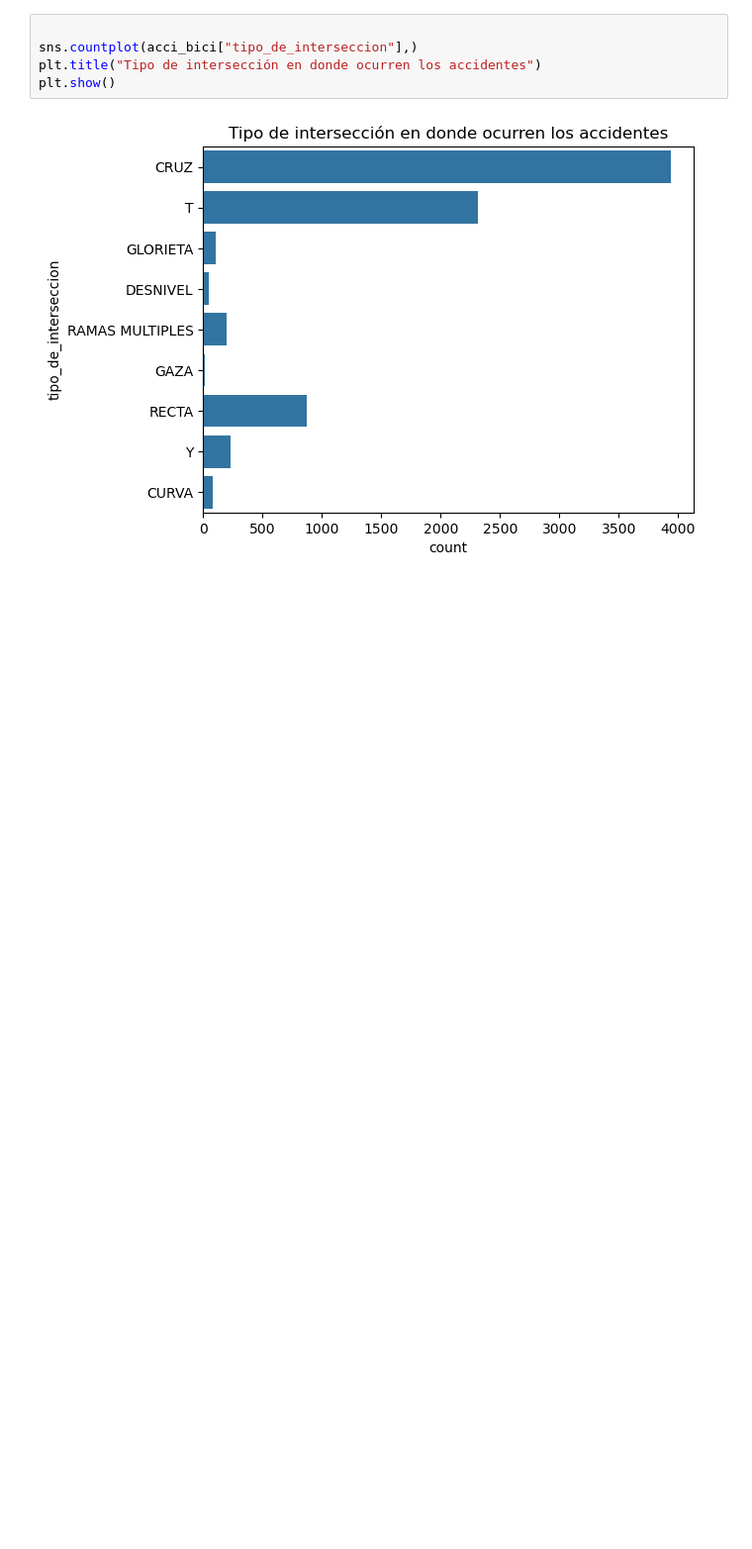
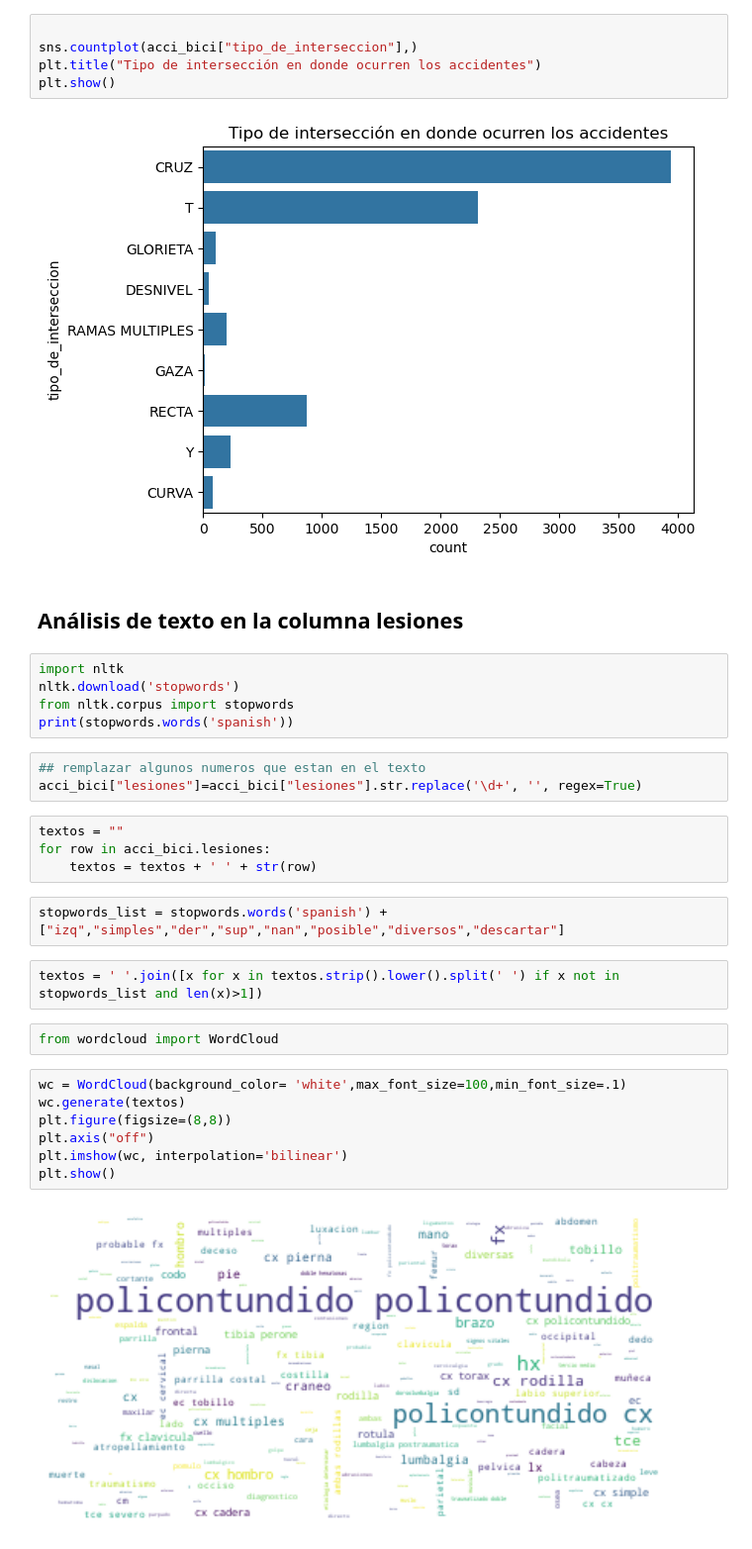
Before and after one commit to Santiago-Rosas/-Map-of-bicycle-accidents-in-Mexico-City, a Jupyter notebook: notebooks/2_mapa_bicicleta_accidentes.ipynb, the cells around one changed output. Shown at 99% size. Saved outputs shown, nothing was run; the diff lists cells and outputs as text; blank space fills up the shorter version.

```diff
--- a/notebooks/2_mapa_bicicleta_accidentes.ipynb
+++ b/notebooks/2_mapa_bicicleta_accidentes.ipynb
@@ -288,3 +288,32 @@ plt.title("Tipo de intersección en donde ocurren los accidentes")
 plt.show()
 # %% [output]
 [figure]
+# %% [markdown]
+## Análisis de texto en la columna lesiones
+# %%
+import nltk
+nltk.download('stopwords')
+from nltk.corpus import stopwords
+print(stopwords.words('spanish'))
+# %%
+## remplazar algunos numeros que estan en el texto
+acci_bici["lesiones"]=acci_bici["lesiones"].str.replace('\d+', '', regex=True)
+# %%
+textos = ""
+for row in acci_bici.lesiones:
+    textos = textos + ' ' + str(row)
+# %%
+stopwords_list = stopwords.words('spanish') + ["izq","simples","der","sup","nan","posible","diversos","descartar"]
+# %%
+textos = ' '.join([x for x in textos.strip().lower().split(' ') if x not in stopwords_list and len(x)>1])
+# %%
+from wordcloud import WordCloud
+# %%
+wc = WordCloud(background_color= 'white',max_font_size=100,min_font_size=.1)
+wc.generate(textos)
+plt.figure(figsize=(8,8))
+plt.axis("off")
+plt.imshow(wc, interpolation='bilinear')
+plt.show()
+# %% [output]
+[figure, added]
```
Also changed, not shown: parts of 2 cells of this notebook.
